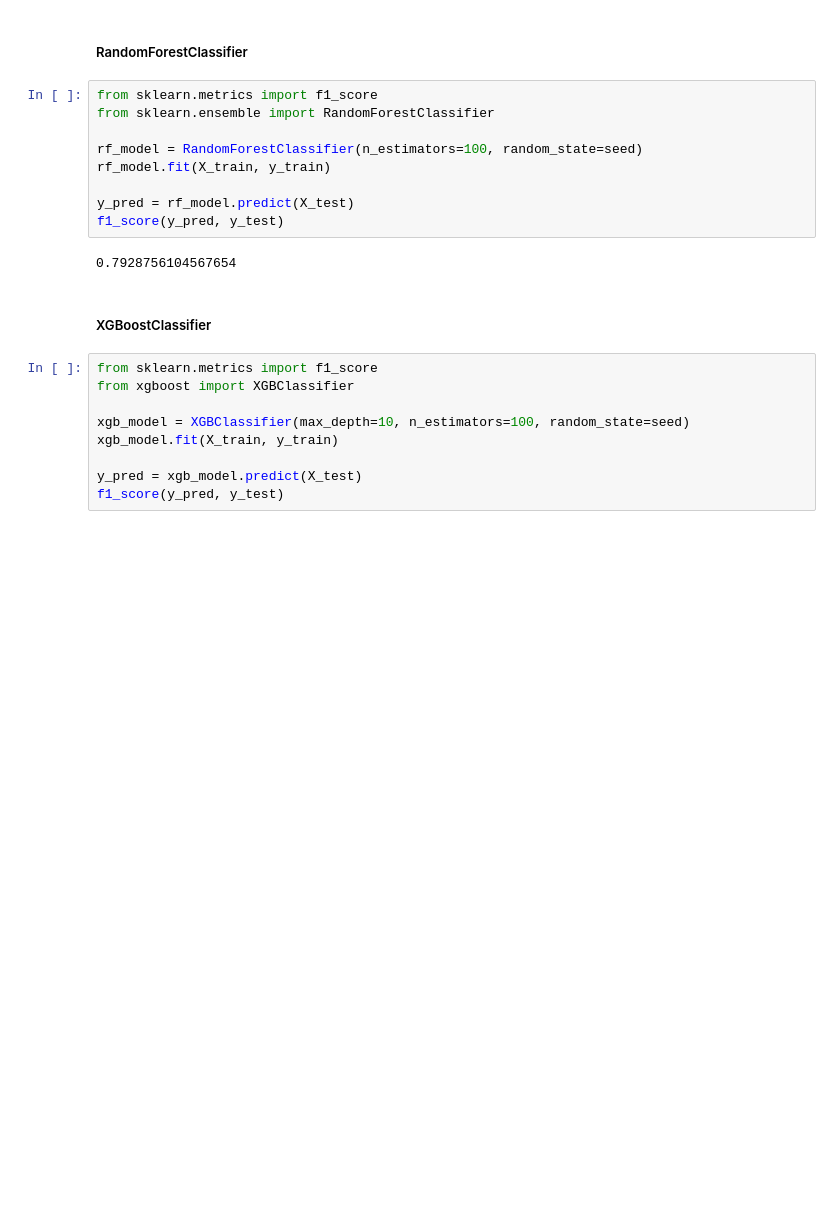
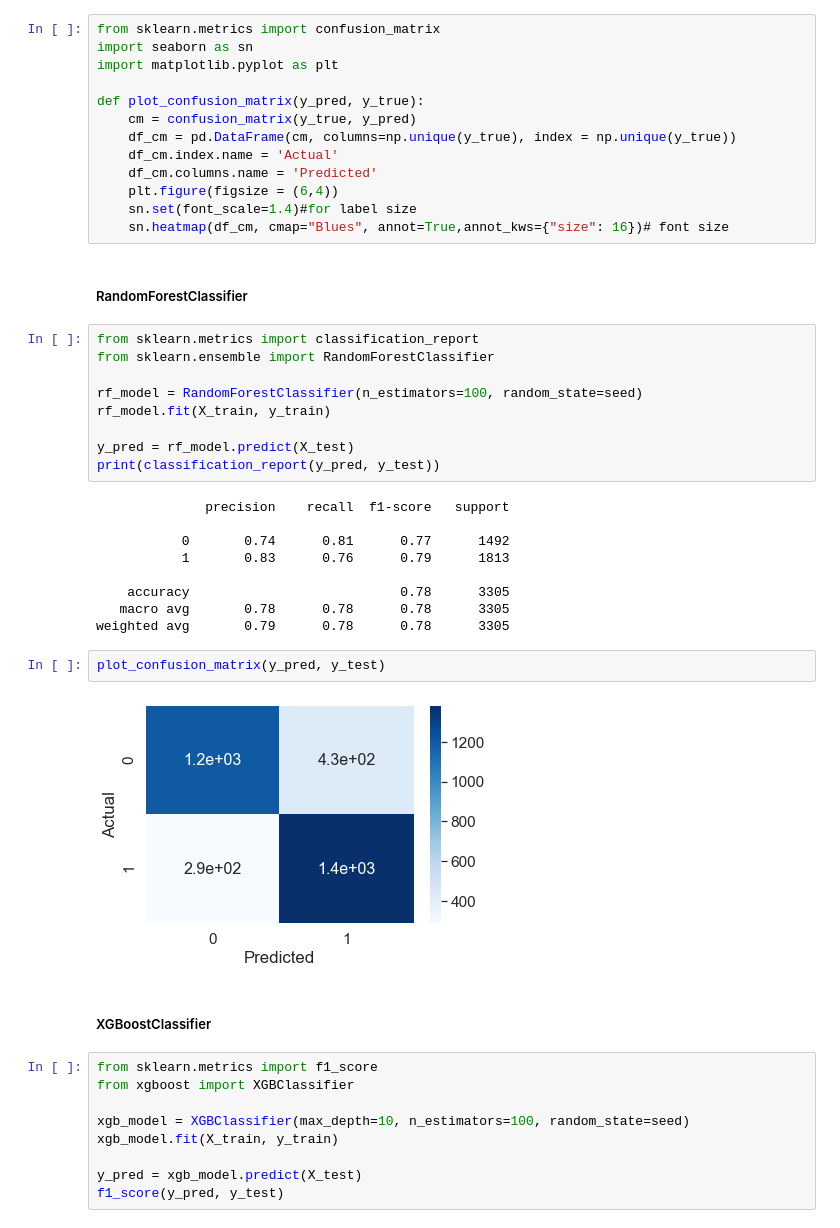
Before and after one commit to xetxezarreta/composite-analysis, a Jupyter notebook: composite1/3-explainability.ipynb, the cells around one changed output. Drawn from its saved outputs; the diff is of its cells as text; blank space fills up the shorter version.

Commit message:
confusion matrix plot

```diff
--- a/composite1/3-explainability.ipynb
+++ b/composite1/3-explainability.ipynb
@@ -38,19 +38,43 @@ df.describe()
 from sklearn.model_selection import train_test_split
 
 X_train, X_test, y_train, y_test = train_test_split(X, y, test_size=0.33, random_state=seed, stratify=y)
+# %%
+from sklearn.metrics import confusion_matrix
+import seaborn as sn
+import matplotlib.pyplot as plt
+
+def plot_confusion_matrix(y_pred, y_true):
+    cm = confusion_matrix(y_true, y_pred)
+    df_cm = pd.DataFrame(cm, columns=np.unique(y_true), index = np.unique(y_true))
+    df_cm.index.name = 'Actual'
+    df_cm.columns.name = 'Predicted'
+    plt.figure(figsize = (6,4))
+    sn.set(font_scale=1.4)#for label size
+    sn.heatmap(df_cm, cmap="Blues", annot=True,annot_kws={"size": 16})# font size
 # %% [markdown]
 ##### RandomForestClassifier
 # %%
-from sklearn.metrics import f1_score
+from sklearn.metrics import classification_report
 from sklearn.ensemble import RandomForestClassifier
 
 rf_model = RandomForestClassifier(n_estimators=100, random_state=seed)
 rf_model.fit(X_train, y_train)
 
 y_pred = rf_model.predict(X_test)
-f1_score(y_pred, y_test)
+print(classification_report(y_pred, y_test))
 # %% [output]
-0.7928756104567654
+              precision    recall  f1-score   support
+
+           0       0.74      0.81      0.77      1492
+           1       0.83      0.76      0.79      1813
+
+    accuracy                           0.78      3305
+   macro avg       0.78      0.78      0.78      3305
+weighted avg       0.79      0.78      0.78      3305
+# %%
+plot_confusion_matrix(y_pred, y_test)
+# %% [output]
+[figure, added]
 # %% [markdown]
 ##### XGBoostClassifier
 # %%
```
Also changed, not shown: parts of 2 cells of this notebook, 2 other files.
